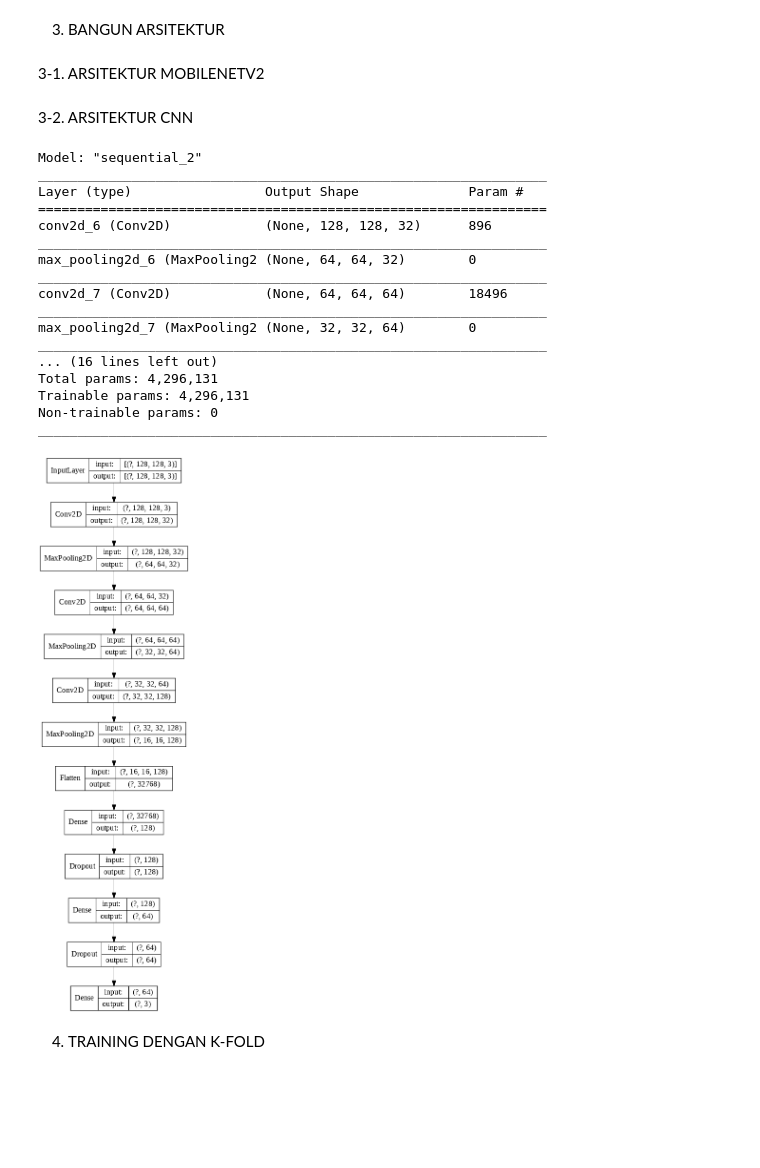
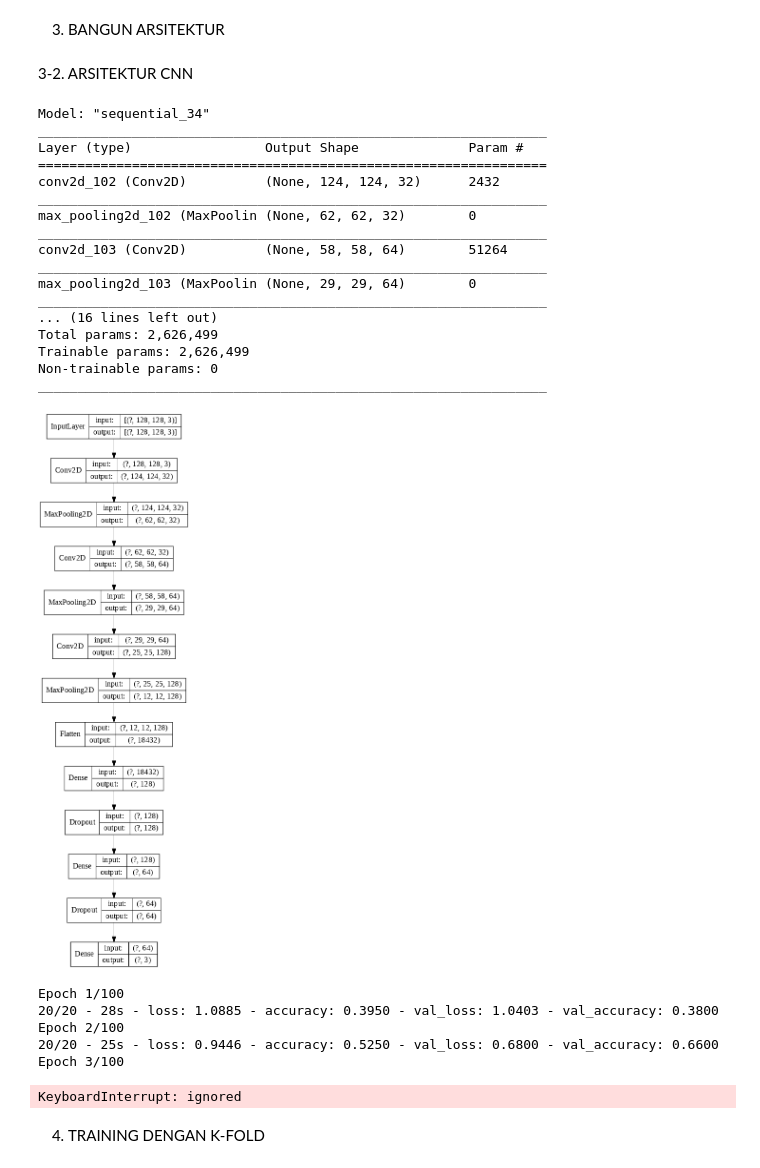
Before and after one commit to BudiAtu/skripsi-cnn-chili, a Jupyter notebook: skripsi.ipynb, the cells around one changed output. Saved outputs shown, nothing was run; the diff lists cells and outputs as text; code cells hidden in the pictures; blank space fills up the shorter version.

```diff
--- a/skripsi.ipynb
+++ b/skripsi.ipynb
@@ -307,4 +352,2 @@ y_test_encode    : (300, 3)
 # %% [markdown]
 3. BANGUN ARSITEKTUR
-# %% [markdown]
-3-1. ARSITEKTUR MOBILENETV2
@@ -376,56 +366,46 @@ callbacks = myCallback()
 # %%
 # Referensi Arsitektur: https://www.tensorflow.org/tutorials/images/classification
 
 from tensorflow.keras.models import Sequential
 from tensorflow.keras.layers import Conv2D, MaxPooling2D, Flatten, Dense, Dropout, GlobalAveragePooling2D, BatchNormalization
 from tensorflow.keras.optimizers import Adam
 from tensorflow.keras.utils import plot_model
 
-def define_model_kustom():
-    model = Sequential()
+model = tf.keras.models.Sequential([
+          tf.keras.layers.Conv2D(32, (5, 5), activation = 'relu', input_shape=(img_size_224p, img_size_224p, 3)),
+          tf.keras.layers.MaxPooling2D(2, 2),
+          tf.keras.layers.Conv2D(64, (5, 5), activation = 'relu'),
+          tf.keras.layers.MaxPooling2D(2, 2),
+          tf.keras.layers.Conv2D(128, (5, 5), activation = 'relu'),
+          tf.keras.layers.MaxPooling2D(2, 2),
+          tf.keras.layers.Flatten(),
+          tf.keras.layers.Dense(128, activation = 'relu'),
+          tf.keras.layers.Dropout(0.3,seed=10),
+          tf.keras.layers.Dense(64, activation = 'relu'),
+          tf.keras.layers.Dropout(0.5,seed=10),
+          tf.keras.layers.Dense(3, activation = 'softmax')
+])
 
-    # 01-Feature Extractor Layer
-    model.add(Conv2D(32, (3, 3), activation='relu', padding='same', input_shape=(img_size_224p, img_size_224p, 3))) # ⚠️ Sesuaikan Input Shape
-    model.add(MaxPooling2D(pool_size=(2, 2)))
-    model.add(Conv2D(64, (3, 3), activation='relu', padding='same'))
-    model.add(MaxPooling2D(pool_size=(2, 2)))
-    model.add(Conv2D(128, (3, 3), activation='relu', padding='same'))
-    model.add(MaxPooling2D(pool_size=(2, 2)))
 
-    # 02-Flatten Layer
-    model.add(Flatten())
 
-    # 03-Fully Connected Layer
-    model.add(Dense(128, activation='relu'))
-    model.add(Dropout(0.5, seed=10))
-    model.add(Dense(64, activation='relu'))
-    model.add(Dropout(0.5, seed=10))
-    model.add(Dense(3, activation='softmax'))
-
-    # Compile Model
-    opt = Adam(lr=0.0001)
-    model.compile(optimizer=opt, loss='categorical_crossentropy', metrics=['accuracy'])
-    return model
-
-model = define_model_kustom()
 model.summary()
-plot_model(model, to_file='model.png', show_shapes=True, show_layer_names=False, rankdir='TB', expand_nested=False, dpi=80)
+plot_model(model, to_file='model.png', show_shapes=True, show_layer_names=False, rankdir='TB', expand_nested=False, dpi=80) # TB (Top Bottom) / LR (Left Right)
 # %% [output]
-Model: "sequential_2"
+Model: "sequential_34"
 _________________________________________________________________
 Layer (type)                 Output Shape              Param #
 =================================================================
-conv2d_6 (Conv2D)            (None, 128, 128, 32)      896
+conv2d_102 (Conv2D)          (None, 124, 124, 32)      2432
 _________________________________________________________________
-max_pooling2d_6 (MaxPooling2 (None, 64, 64, 32)        0
+max_pooling2d_102 (MaxPoolin (None, 62, 62, 32)        0
 _________________________________________________________________
-conv2d_7 (Conv2D)            (None, 64, 64, 64)        18496
+conv2d_103 (Conv2D)          (None, 58, 58, 64)        51264
 _________________________________________________________________
-max_pooling2d_7 (MaxPooling2 (None, 32, 32, 64)        0
+max_pooling2d_103 (MaxPoolin (None, 29, 29, 64)        0
 _________________________________________________________________
 ... (16 lines left out)
-Total params: 4,296,131
-Trainable params: 4,296,131
+Total params: 2,626,499
+Trainable params: 2,626,499
 Non-trainable params: 0
 _________________________________________________________________
-[figure, old version]
+[figure, new version]
@@ -432,3 +416,20 @@ _________________________________________________________________
+# %%
+history = model.fit(
+            train_generator,
+            steps_per_epoch = 20, # 440 image = baich size * steps
+            epochs = 100,
+            validation_data = val_generator,
+            validation_steps = 5, # 110 image = baich size * steps
+            verbose = 2,
+            callbacks = [callbacks]
+)
+# %% [output]
+Epoch 1/100
+20/20 - 28s - loss: 1.0885 - accuracy: 0.3950 - val_loss: 1.0403 - val_accuracy: 0.3800
+Epoch 2/100
+20/20 - 25s - loss: 0.9446 - accuracy: 0.5250 - val_loss: 0.6800 - val_accuracy: 0.6600
+Epoch 3/100
+KeyboardInterrupt: ignored
 # %% [markdown]
 4. TRAINING DENGAN K-FOLD
 # %% [markdown]
```
Also changed, not shown: parts of 25 cells of this notebook.
